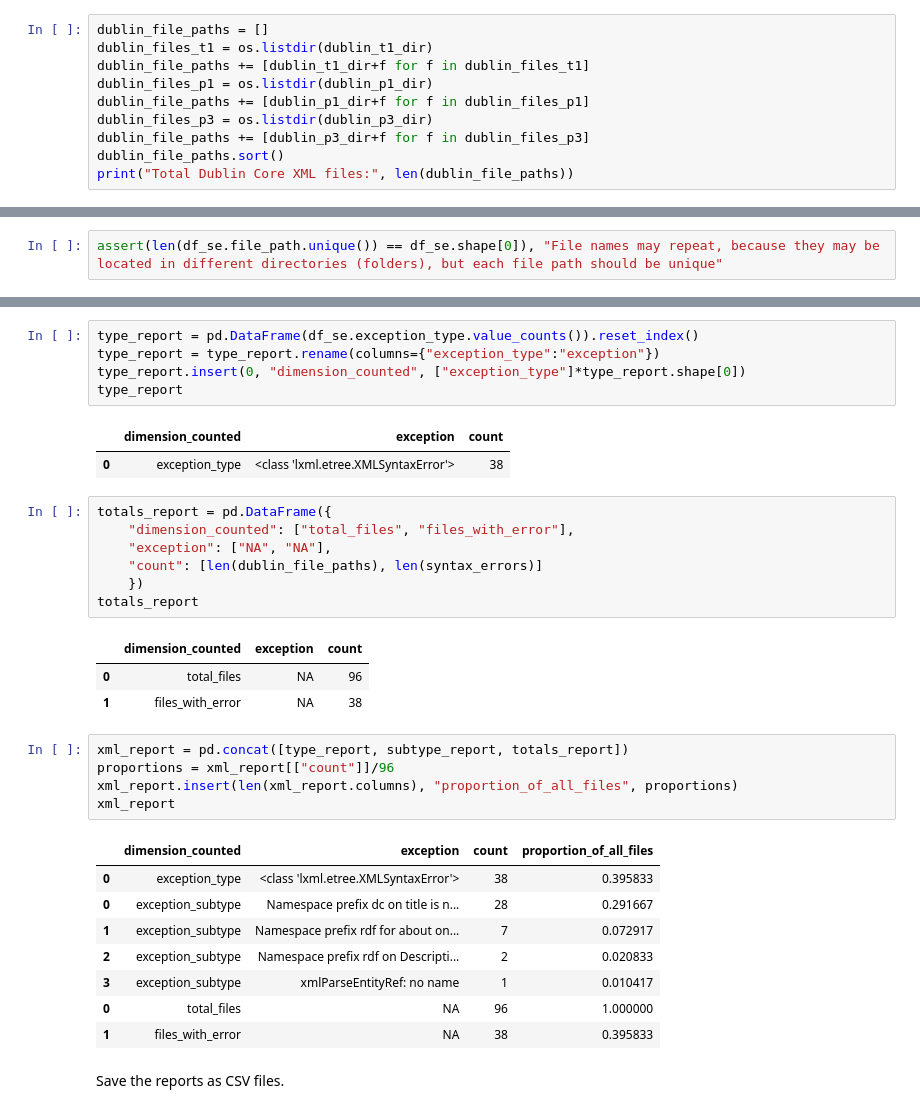
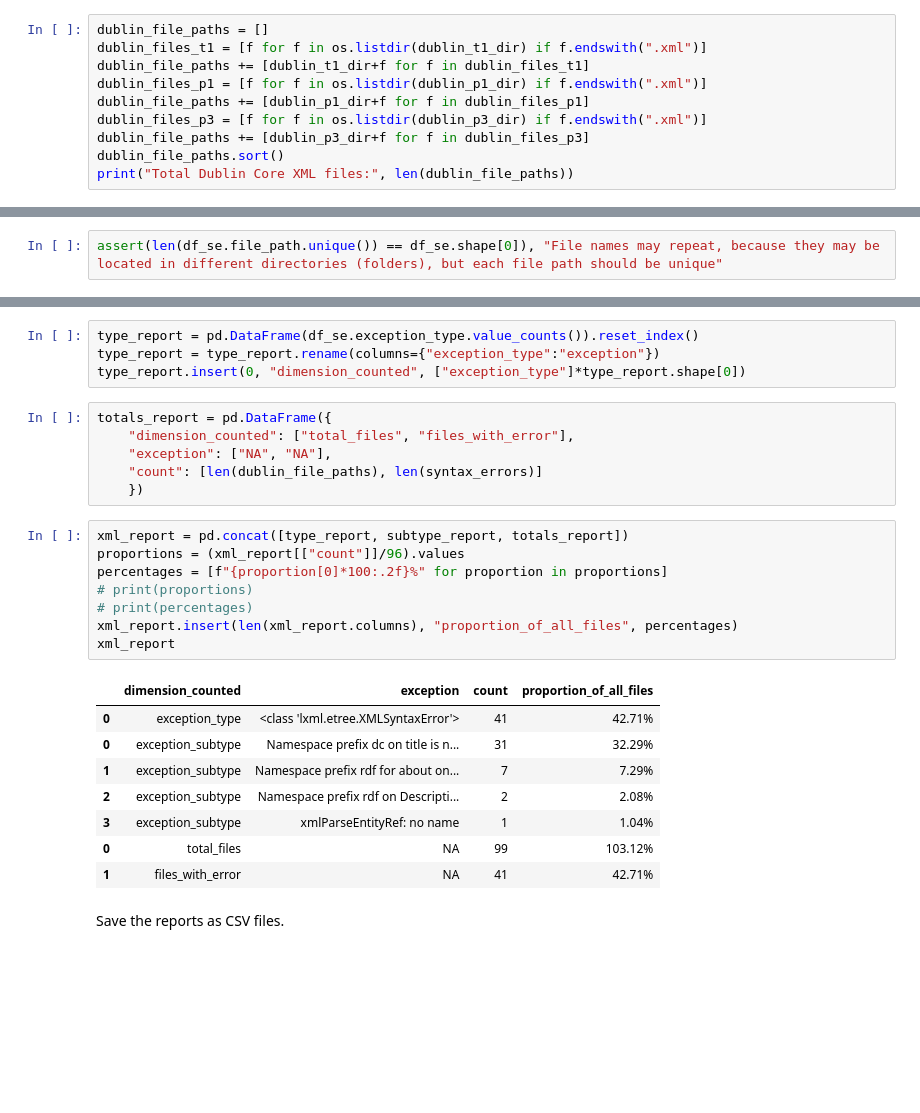
Before and after one commit to thegoose20/lada-eval, a Jupyter notebook: evaluation.ipynb, the cells around one changed output, grey strips where cells are left out. Drawn from its saved outputs; the diff is of its cells as text; blank space fills up the shorter version.

```diff
--- a/evaluation.ipynb
+++ b/evaluation.ipynb
@@ -79,10 +108,10 @@ cidoc_p3_dir = config.playgrd3_data+cidoc_path
 # %%
 dublin_file_paths = []
-dublin_files_t1 = os.listdir(dublin_t1_dir)
+dublin_files_t1 = [f for f in os.listdir(dublin_t1_dir) if f.endswith(".xml")]
 dublin_file_paths += [dublin_t1_dir+f for f in dublin_files_t1]
-dublin_files_p1 = os.listdir(dublin_p1_dir)
+dublin_files_p1 = [f for f in os.listdir(dublin_p1_dir) if f.endswith(".xml")]
 dublin_file_paths += [dublin_p1_dir+f for f in dublin_files_p1]
-dublin_files_p3 = os.listdir(dublin_p3_dir)
+dublin_files_p3 = [f for f in os.listdir(dublin_p3_dir) if f.endswith(".xml")]
 dublin_file_paths += [dublin_p3_dir+f for f in dublin_files_p3]
 dublin_file_paths.sort()
 print("Total Dublin Core XML files:", len(dublin_file_paths))
@@ -171,35 +184,29 @@ subtype_report
 type_report = pd.DataFrame(df_se.exception_type.value_counts()).reset_index()
 type_report = type_report.rename(columns={"exception_type":"exception"})
 type_report.insert(0, "dimension_counted", ["exception_type"]*type_report.shape[0])
-type_report
-# %% [output]
-|  | dimension_counted | exception | count |
-| 0 | exception_type | <class 'lxml.etree.XMLSyntaxError'> | 38 |
 # %%
 totals_report = pd.DataFrame({
     "dimension_counted": ["total_files", "files_with_error"],
     "exception": ["NA", "NA"],
     "count": [len(dublin_file_paths), len(syntax_errors)]
     })
-totals_report
-# %% [output]
-|  | dimension_counted | exception | count |
-| 0 | total_files | NA | 96 |
-| 1 | files_with_error | NA | 38 |
 # %%
 xml_report = pd.concat([type_report, subtype_report, totals_report])
-proportions = xml_report[["count"]]/96
-xml_report.insert(len(xml_report.columns), "proportion_of_all_files", proportions)
+proportions = (xml_report[["count"]]/96).values
+percentages = [f"{proportion[0]*100:.2f}%" for proportion in proportions]
+# print(proportions)
+# print(percentages)
+xml_report.insert(len(xml_report.columns), "proportion_of_all_files", percentages)
 xml_report
 # %% [output]
 |  | dimension_counted | exception | count | proportion_of_all_files |
-| 0 | exception_type | <class 'lxml.etree.XMLSyntaxError'> | 38 | 0.395833 |
-| 0 | exception_subtype | Namespace prefix dc on title is n... | 28 | 0.291667 |
-| 1 | exception_subtype | Namespace prefix rdf for about on... | 7 | 0.072917 |
-| 2 | exception_subtype | Namespace prefix rdf on Descripti... | 2 | 0.020833 |
-| 3 | exception_subtype | xmlParseEntityRef: no name | 1 | 0.010417 |
-| 0 | total_files | NA | 96 | 1.000000 |
-| 1 | files_with_error | NA | 38 | 0.395833 |
+| 0 | exception_type | <class 'lxml.etree.XMLSyntaxError'> | 41 | 42.71% |
+| 0 | exception_subtype | Namespace prefix dc on title is n... | 31 | 32.29% |
+| 1 | exception_subtype | Namespace prefix rdf for about on... | 7 | 7.29% |
+| 2 | exception_subtype | Namespace prefix rdf on Descripti... | 2 | 2.08% |
+| 3 | exception_subtype | xmlParseEntityRef: no name | 1 | 1.04% |
+| 0 | total_files | NA | 99 | 103.12% |
+| 1 | files_with_error | NA | 41 | 42.71% |
 # %% [markdown]
 Save the reports as CSV files.
 # %%
```
Also changed, not shown: parts of 24 cells of this notebook.
